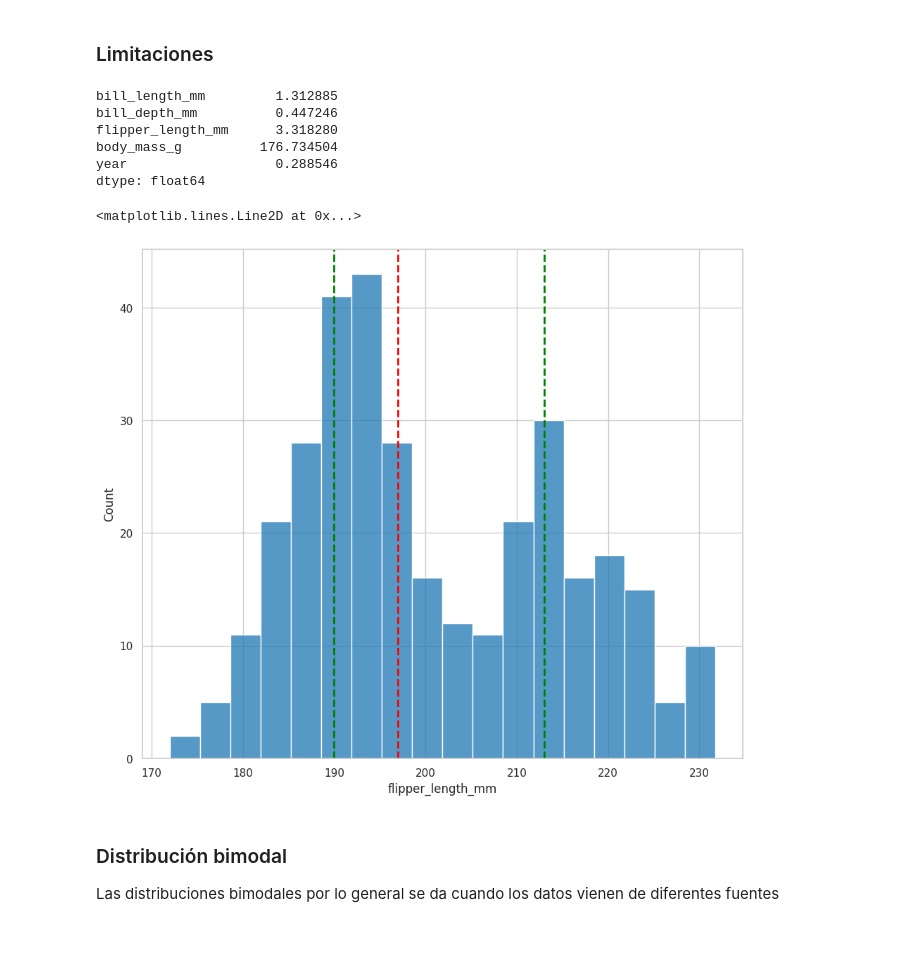
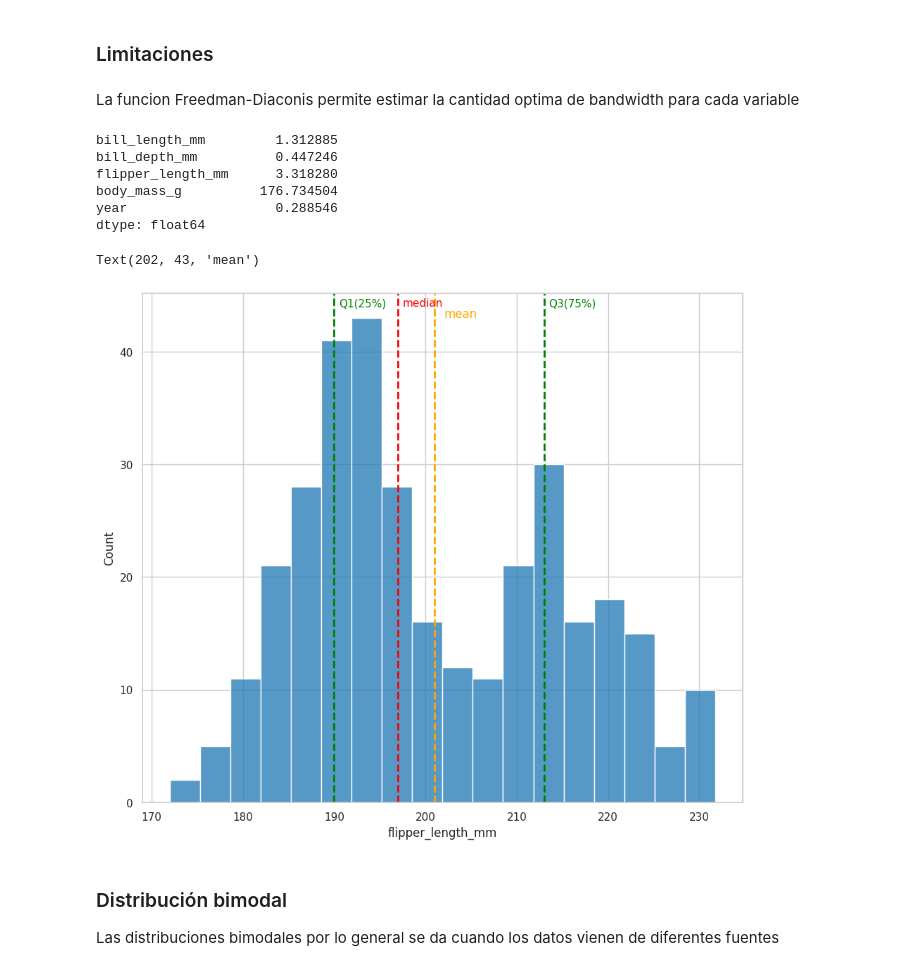
Before and after one commit to jariel17/curso-analisis-exploratorio-de-datos, a Jupyter notebook: 01-conociendo-nuestros-datos.ipynb, the cells around one changed output. Cells and saved outputs as stored; diff of their text form; code cells hidden in the pictures; blank space fills up the shorter version.

Commit message:
Add PMF histogram

```diff
--- a/01-conociendo-nuestros-datos.ipynb
+++ b/01-conociendo-nuestros-datos.ipynb
@@ -781,6 +781,8 @@ sns.boxplot(
 [figure]
 # %% [markdown]
 ### Limitaciones
+# %% [markdown]
+La funcion Freedman-Diaconis permite estimar la cantidad optima de bandwidth para cada variable
 # %%
 def freedman_diaconis_bindwidth(x: pd.Series) -> float:
     """Find optimal bindwidth using Freedman-Diaconis rule."""
@@ -802,33 +804,45 @@ dtype: float64
 # %%
 sns.histplot(
     data=processed_penguins_df,
     x='flipper_length_mm',
     binwidth=3.3182
 )
 
 plt.axvline(
     x=processed_penguins_df.flipper_length_mm.median(),
     color='red',
     linestyle='dashed',
     linewidth='2'
 )
 
 plt.axvline(
     x=processed_penguins_df.flipper_length_mm.quantile(0.25),
     color='green',
     linestyle='dashed',
     linewidth='2'
 )
 
 plt.axvline(
     x=processed_penguins_df.flipper_length_mm.quantile(0.75),
     color='green',
     linestyle='dashed',
     linewidth='2'
 )
+
+plt.axvline(
+    x=processed_penguins_df.flipper_length_mm.mean(),
+    color='orange',
+    linestyle='dashed',
+    linewidth='2'
+)
+
+plt.text(197.5,44, 'median', fontsize=11, color='r')
+plt.text(190.5,44, 'Q1(25%)', fontsize=11, color='g')
+plt.text(213.5,44, 'Q3(75%)', fontsize=11, color='g')
+plt.text(202,43, 'mean', fontsize=12, color='orange')
 # %% [output]
-<matplotlib.lines.Line2D at 0x...>
+Text(202, 43, 'mean')
-[figure, old version]
+[figure, new version]
 # %% [markdown]
 ### Distribución bimodal
 Las distribuciones bimodales por lo general se da cuando los datos vienen de diferentes fuentes
```
Also changed, not shown: parts of 5 cells of this notebook.
